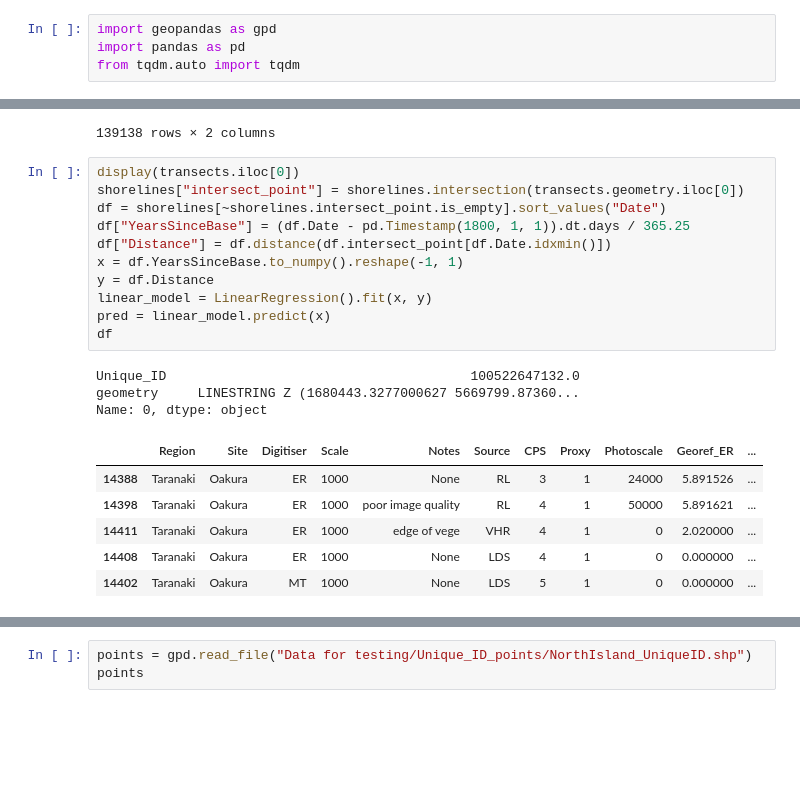
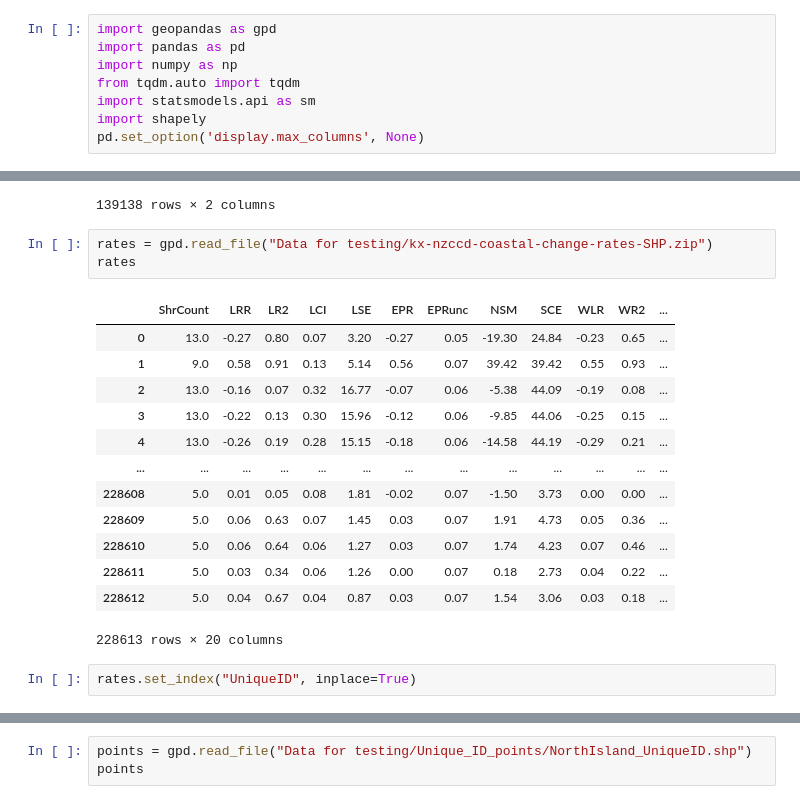
Before and after one commit to UoA-eResearch/retrolens, a Jupyter notebook: DSAS.ipynb, the cells around one changed output, grey strips where cells are left out. Cells and saved outputs as stored; diff of their text form; blank space fills up the shorter version.

```diff
--- a/DSAS.ipynb
+++ b/DSAS.ipynb
@@ -1,7 +1,11 @@
 # %%
 import geopandas as gpd
 import pandas as pd
+import numpy as np
 from tqdm.auto import tqdm
+import statsmodels.api as sm
+import shapely
+pd.set_option('display.max_columns', None)
 # %%
 shorelines = gpd.read_file("Data for testing/NZCCDv1.shp")
 shorelines
@@ -36,24 +40,22 @@ transects
 | 139136 | 1.004662e+11 | LINESTRING Z (1799050.923 5395345... |
 | 139137 | 1.004662e+11 | LINESTRING Z (1799040.928 5395345... |
 139138 rows × 2 columns
-# %%
-display(transects.iloc[0])
-shorelines["intersect_point"] = shorelines.intersection(transects.geometry.iloc[0])
-df = shorelines[~shorelines.intersect_point.is_empty].sort_values("Date")
-df["YearsSinceBase"] = (df.Date - pd.Timestamp(1800, 1, 1)).dt.days / 365.25
-df["Distance"] = df.distance(df.intersect_point[df.Date.idxmin()])
-x = df.YearsSinceBase.to_numpy().reshape(-1, 1)
-y = df.Distance
-linear_model = LinearRegression().fit(x, y)
-pred = linear_model.predict(x)
-df
-# %% [output]
-Unique_ID                                       100522647132.0
-geometry     LINESTRING Z (1680443.3277000627 5669799.87360...
-Name: 0, dtype: object
-|  | Region | Site | Digitiser | Scale | Notes | Source | CPS | Proxy | Photoscale | Georef_ER | ... |
-| 14388 | Taranaki | Oakura | ER | 1000 | None | RL | 3 | 1 | 24000 | 5.891526 | ... |
-| 14398 | Taranaki | Oakura | ER | 1000 | poor image quality | RL | 4 | 1 | 50000 | 5.891621 | ... |
-| 14411 | Taranaki | Oakura | ER | 1000 | edge of vege | VHR | 4 | 1 | 0 | 2.020000 | ... |
-| 14408 | Taranaki | Oakura | ER | 1000 | None | LDS | 4 | 1 | 0 | 0.000000 | ... |
-| 14402 | Taranaki | Oakura | MT | 1000 | None | LDS | 5 | 1 | 0 | 0.000000 | ... |
+# %%
+rates = gpd.read_file("Data for testing/kx-nzccd-coastal-change-rates-SHP.zip")
+rates
+# %% [output]
+|  | ShrCount | LRR | LR2 | LCI | LSE | EPR | EPRunc | NSM | SCE | WLR | WR2 | ... |
+| 0 | 13.0 | -0.27 | 0.80 | 0.07 | 3.20 | -0.27 | 0.05 | -19.30 | 24.84 | -0.23 | 0.65 | ... |
+| 1 | 9.0 | 0.58 | 0.91 | 0.13 | 5.14 | 0.56 | 0.07 | 39.42 | 39.42 | 0.55 | 0.93 | ... |
+| 2 | 13.0 | -0.16 | 0.07 | 0.32 | 16.77 | -0.07 | 0.06 | -5.38 | 44.09 | -0.19 | 0.08 | ... |
+| 3 | 13.0 | -0.22 | 0.13 | 0.30 | 15.96 | -0.12 | 0.06 | -9.85 | 44.06 | -0.25 | 0.15 | ... |
+| 4 | 13.0 | -0.26 | 0.19 | 0.28 | 15.15 | -0.18 | 0.06 | -14.58 | 44.19 | -0.29 | 0.21 | ... |
+| ... | ... | ... | ... | ... | ... | ... | ... | ... | ... | ... | ... | ... |
+| 228608 | 5.0 | 0.01 | 0.05 | 0.08 | 1.81 | -0.02 | 0.07 | -1.50 | 3.73 | 0.00 | 0.00 | ... |
+| 228609 | 5.0 | 0.06 | 0.63 | 0.07 | 1.45 | 0.03 | 0.07 | 1.91 | 4.73 | 0.05 | 0.36 | ... |
+| 228610 | 5.0 | 0.06 | 0.64 | 0.06 | 1.27 | 0.03 | 0.07 | 1.74 | 4.23 | 0.07 | 0.46 | ... |
+| 228611 | 5.0 | 0.03 | 0.34 | 0.06 | 1.26 | 0.00 | 0.07 | 0.18 | 2.73 | 0.04 | 0.22 | ... |
+| 228612 | 5.0 | 0.04 | 0.67 | 0.04 | 0.87 | 0.03 | 0.07 | 1.54 | 3.06 | 0.03 | 0.18 | ... |
+228613 rows × 20 columns
+# %%
+rates.set_index("UniqueID", inplace=True)
```
Also changed, not shown: parts of 1 cell of this notebook.
